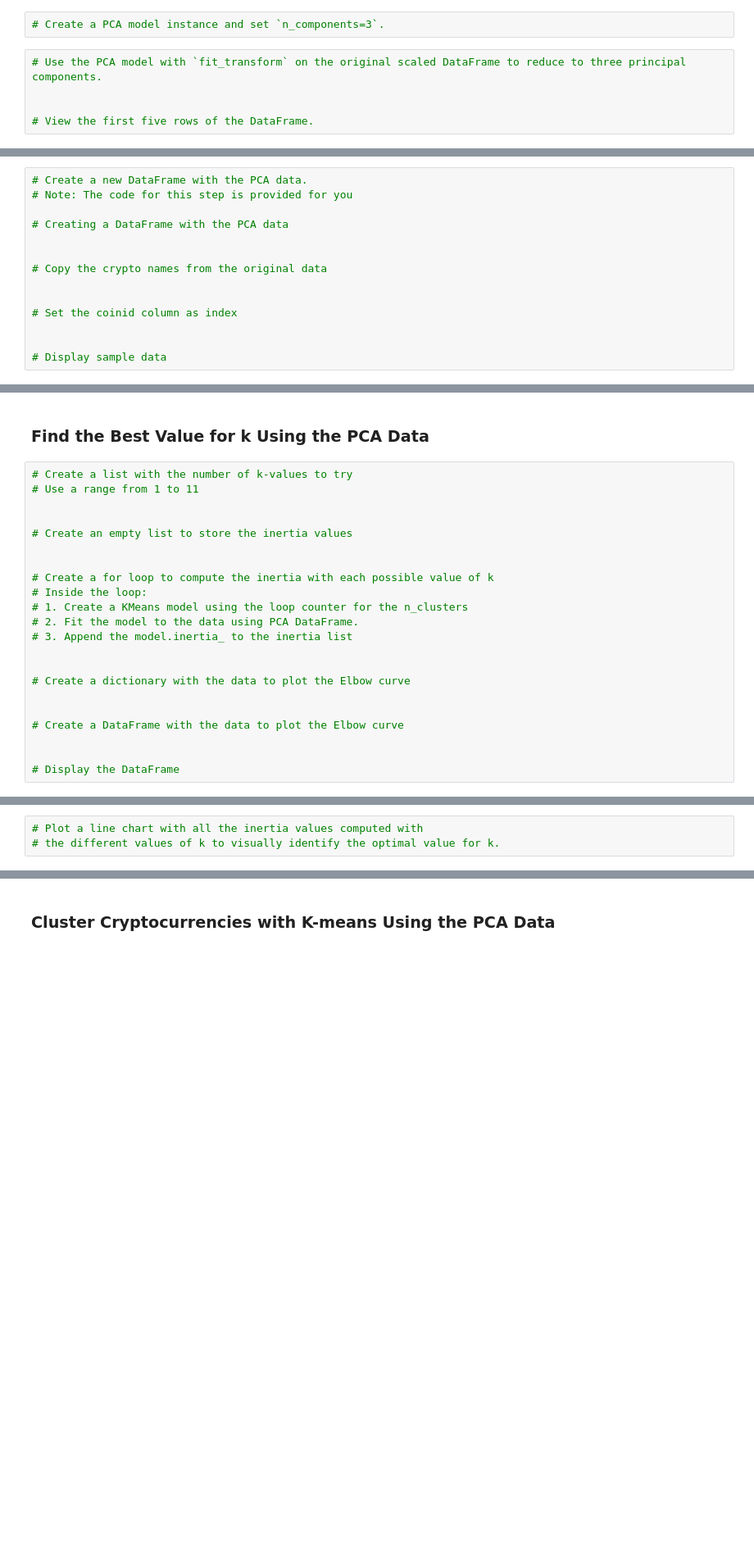
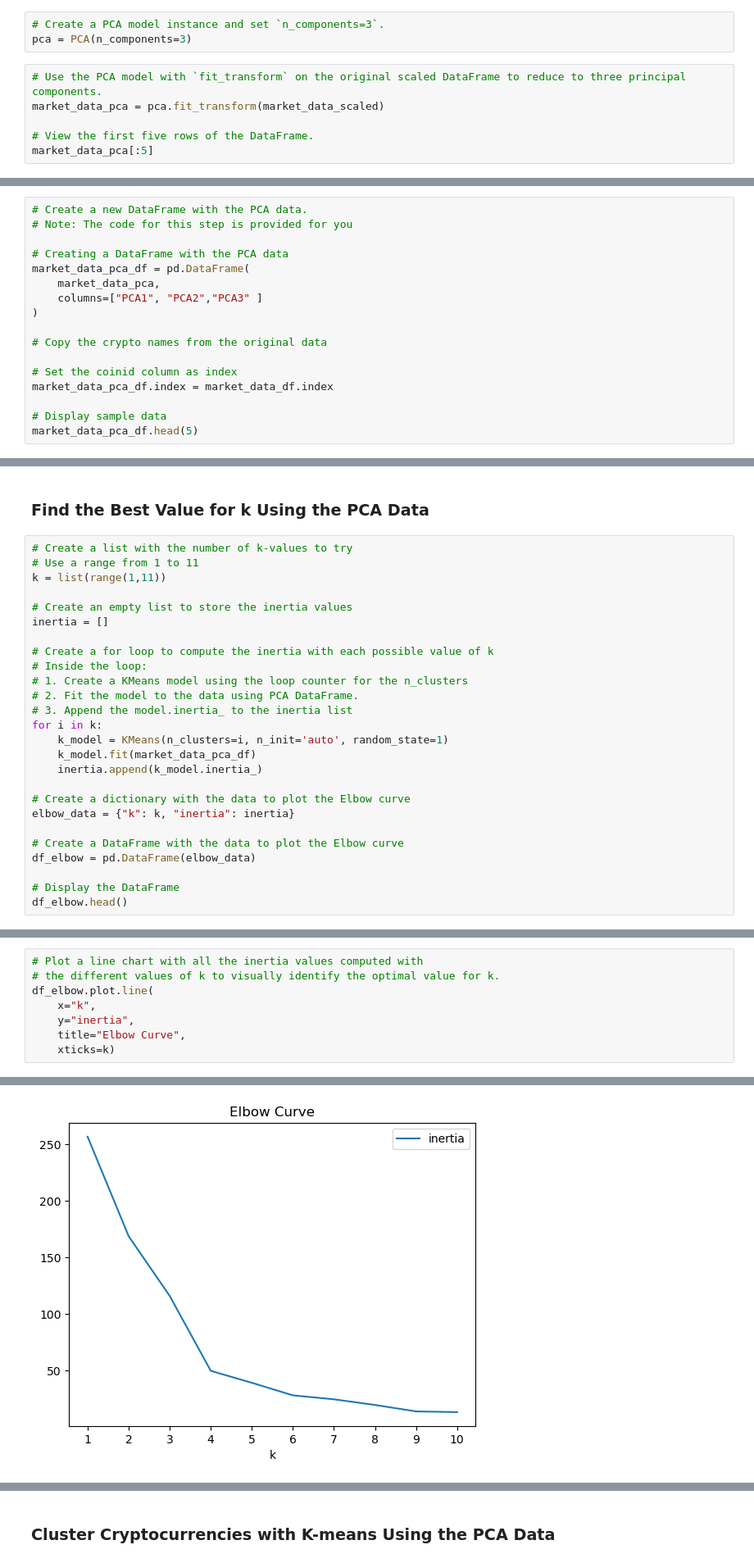
Before and after one commit to leonej01/CryptoClustering, a Jupyter notebook: Starter_Code/Crypto_Clustering.ipynb, the cells around one changed output, grey strips where cells are left out. Shown: that part at 82% size. Cells and saved outputs as stored; diff of their text form; blank space fills up the shorter version.

```diff
--- a/Starter_Code/Crypto_Clustering.ipynb
+++ b/Starter_Code/Crypto_Clustering.ipynb
@@ -200,8 +200,10 @@ market_data_prediction_df.plot.scatter(
 ### Optimize Clusters with Principal Component Analysis.
 # %%
 # Create a PCA model instance and set `n_components=3`.
+pca = PCA(n_components=3)
 # %%
 # Use the PCA model with `fit_transform` on the original scaled DataFrame to reduce to three principal components.
-
+market_data_pca = pca.fit_transform(market_data_scaled)
 
 # View the first five rows of the DataFrame.
+market_data_pca[:5]
@@ -218,12 +229,15 @@ market_data_prediction_df.plot.scatter(
 # Note: The code for this step is provided for you
 
 # Creating a DataFrame with the PCA data
-
+market_data_pca_df = pd.DataFrame(
+    market_data_pca,
+    columns=["PCA1", "PCA2","PCA3" ]
+)
 
 # Copy the crypto names from the original data
 
-
 # Set the coinid column as index
-
+market_data_pca_df.index = market_data_df.index
 
 # Display sample data
+market_data_pca_df.head(5)
@@ -232,22 +254,26 @@ market_data_prediction_df.plot.scatter(
 # %%
 # Create a list with the number of k-values to try
 # Use a range from 1 to 11
-
+k = list(range(1,11))
 
 # Create an empty list to store the inertia values
-
+inertia = []
 
 # Create a for loop to compute the inertia with each possible value of k
 # Inside the loop:
 # 1. Create a KMeans model using the loop counter for the n_clusters
 # 2. Fit the model to the data using PCA DataFrame.
 # 3. Append the model.inertia_ to the inertia list
-
+for i in k:
+    k_model = KMeans(n_clusters=i, n_init='auto', random_state=1)
+    k_model.fit(market_data_pca_df)
+    inertia.append(k_model.inertia_)
 
 # Create a dictionary with the data to plot the Elbow curve
-
+elbow_data = {"k": k, "inertia": inertia}
 
 # Create a DataFrame with the data to plot the Elbow curve
-
+df_elbow = pd.DataFrame(elbow_data)
 
 # Display the DataFrame
+df_elbow.head()
@@ -254,3 +287,9 @@ market_data_prediction_df.plot.scatter(
 # %%
 # Plot a line chart with all the inertia values computed with
 # the different values of k to visually identify the optimal value for k.
+df_elbow.plot.line(
+    x="k",
+    y="inertia",
+    title="Elbow Curve",
+    xticks=k)
+# %% [output]
@@ -257,3 +297,4 @@ market_data_prediction_df.plot.scatter(
+[figure, added]
 # %% [markdown]
 #### Answer the following questions:
 * **Question:** What is the best value for `k` when using the PCA data?
```
Also changed, not shown: parts of 6 cells of this notebook.
